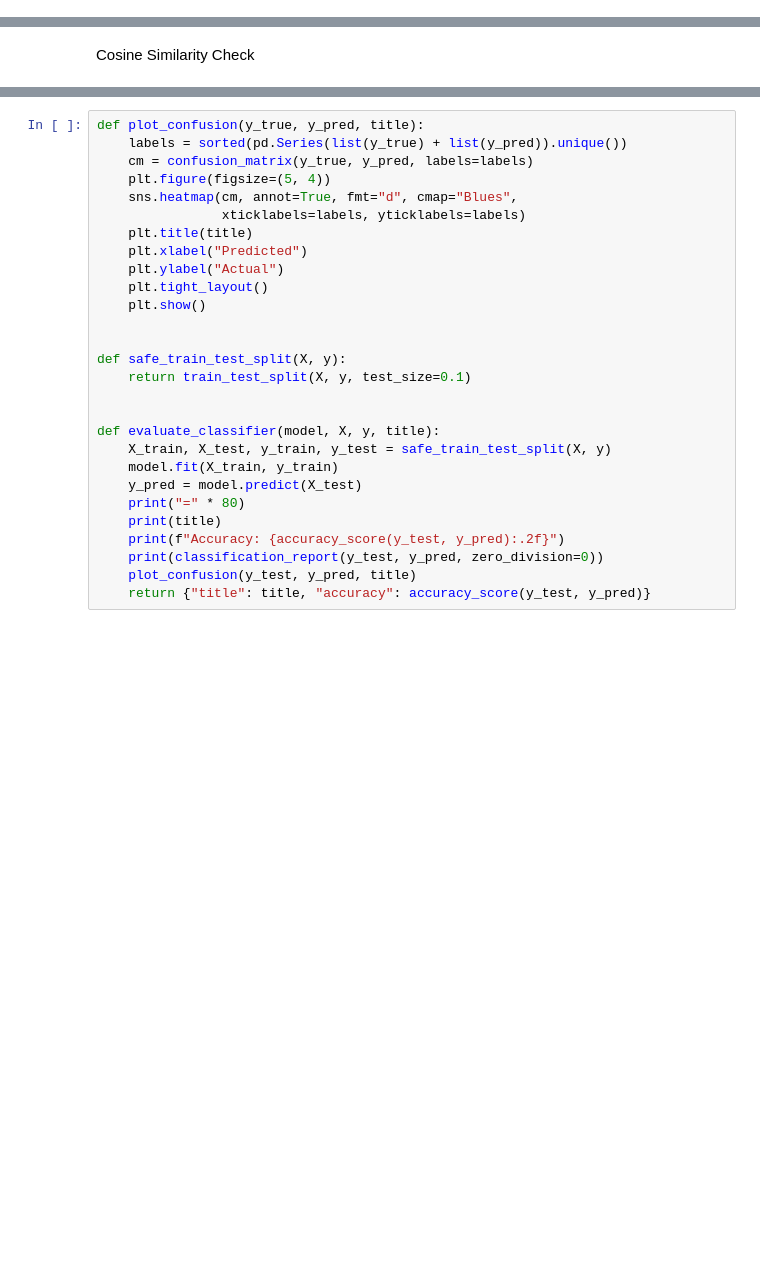
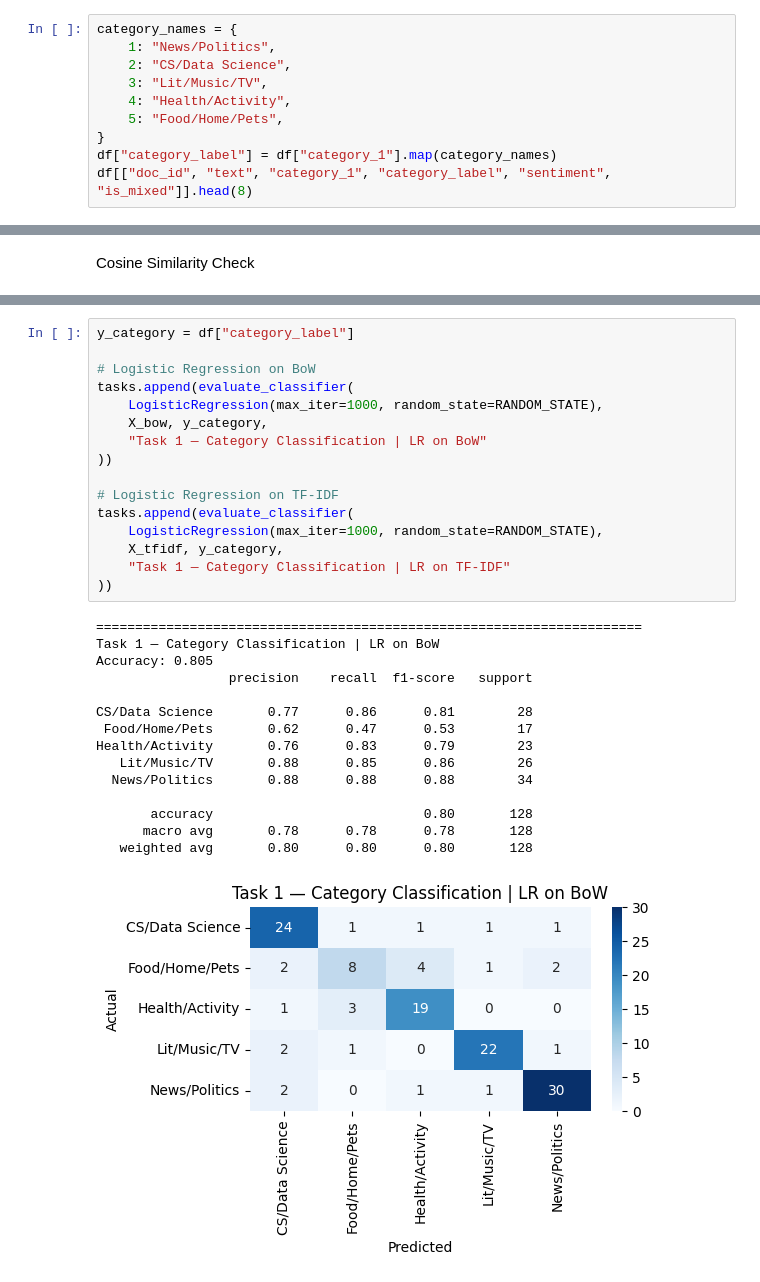
Before and after one commit to avamwilliams/105final, a Jupyter notebook: main.ipynb, the cells around one changed output, grey strips where cells are left out. Drawn from its saved outputs; the diff is of its cells as text; blank space fills up the shorter version.

```diff
--- a/main.ipynb
+++ b/main.ipynb
@@ -79,0 +118,10 @@ FileNotFoundError: [Errno 2] No such file or directory: 'AllCorpus_-_Corpus.csv'
+# %%
+category_names = {
+    1: "News/Politics",
+    2: "CS/Data Science",
+    3: "Lit/Music/TV",
+    4: "Health/Activity",
+    5: "Food/Home/Pets",
+}
+df["category_label"] = df["category_1"].map(category_names)
+df[["doc_id", "text", "category_1", "category_label", "sentiment", "is_mixed"]].head(8)
@@ -114,28 +267,32 @@ KNN and SVM Helper Functions
 # %%
-def plot_confusion(y_true, y_pred, title):
-    labels = sorted(pd.Series(list(y_true) + list(y_pred)).unique())
-    cm = confusion_matrix(y_true, y_pred, labels=labels)
-    plt.figure(figsize=(5, 4))
-    sns.heatmap(cm, annot=True, fmt="d", cmap="Blues",
-                xticklabels=labels, yticklabels=labels)
-    plt.title(title)
-    plt.xlabel("Predicted")
-    plt.ylabel("Actual")
-    plt.tight_layout()
-    plt.show()
+y_category = df["category_label"]
 
+# Logistic Regression on BoW
+tasks.append(evaluate_classifier(
+    LogisticRegression(max_iter=1000, random_state=RANDOM_STATE),
+    X_bow, y_category,
+    "Task 1 — Category Classification | LR on BoW"
+))
 
-def safe_train_test_split(X, y):
-    return train_test_split(X, y, test_size=0.1)
-
-
-def evaluate_classifier(model, X, y, title):
-    X_train, X_test, y_train, y_test = safe_train_test_split(X, y)
-    model.fit(X_train, y_train)
-    y_pred = model.predict(X_test)
-    print("=" * 80)
-    print(title)
-    print(f"Accuracy: {accuracy_score(y_test, y_pred):.2f}")
-    print(classification_report(y_test, y_pred, zero_division=0))
-    plot_confusion(y_test, y_pred, title)
-    return {"title": title, "accuracy": accuracy_score(y_test, y_pred)}
+# Logistic Regression on TF-IDF
+tasks.append(evaluate_classifier(
+    LogisticRegression(max_iter=1000, random_state=RANDOM_STATE),
+    X_tfidf, y_category,
+    "Task 1 — Category Classification | LR on TF-IDF"
+))
+# %% [output]
+======================================================================
+Task 1 — Category Classification | LR on BoW
+Accuracy: 0.805
+                 precision    recall  f1-score   support
+
+CS/Data Science       0.77      0.86      0.81        28
+ Food/Home/Pets       0.62      0.47      0.53        17
+Health/Activity       0.76      0.83      0.79        23
+   Lit/Music/TV       0.88      0.85      0.86        26
+  News/Politics       0.88      0.88      0.88        34
+
+       accuracy                           0.80       128
+      macro avg       0.78      0.78      0.78       128
+   weighted avg       0.80      0.80      0.80       128
+[figure, added]
```
Also changed, not shown: parts of 25 cells of this notebook.
